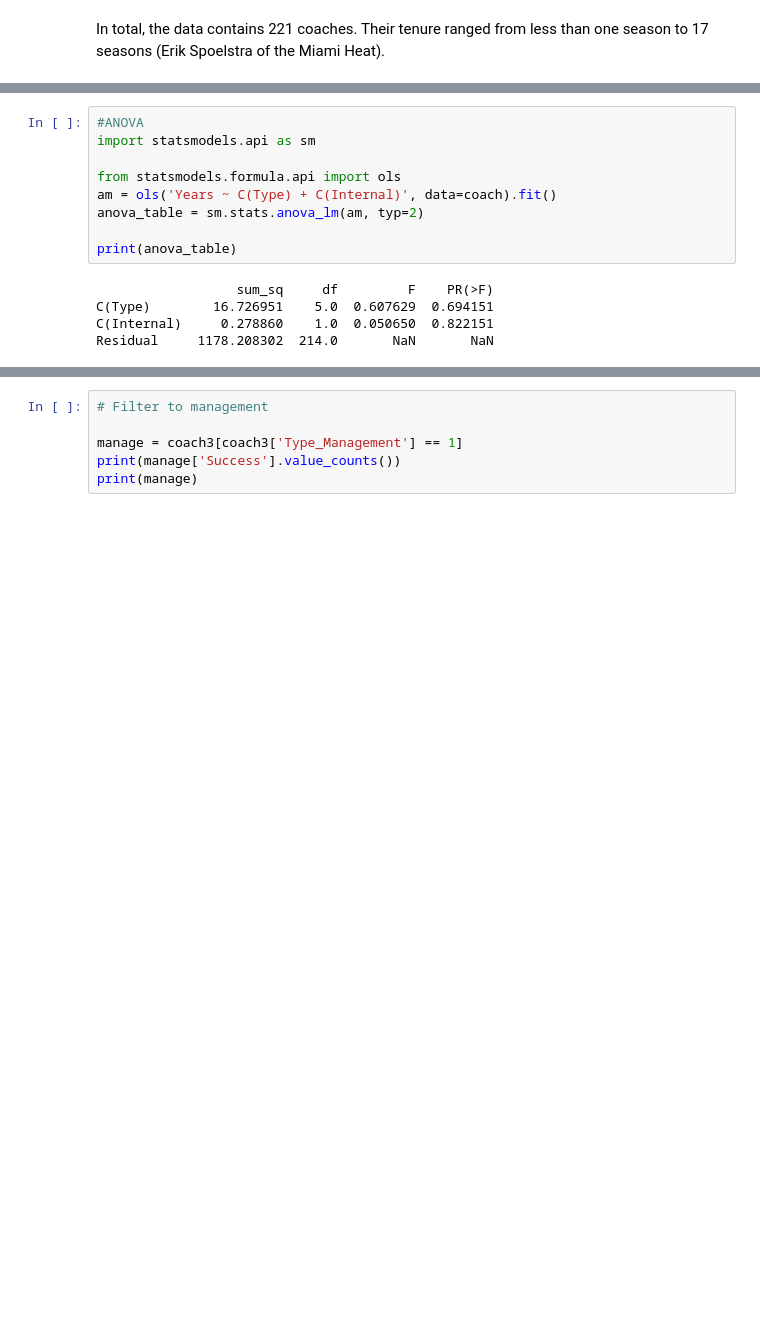
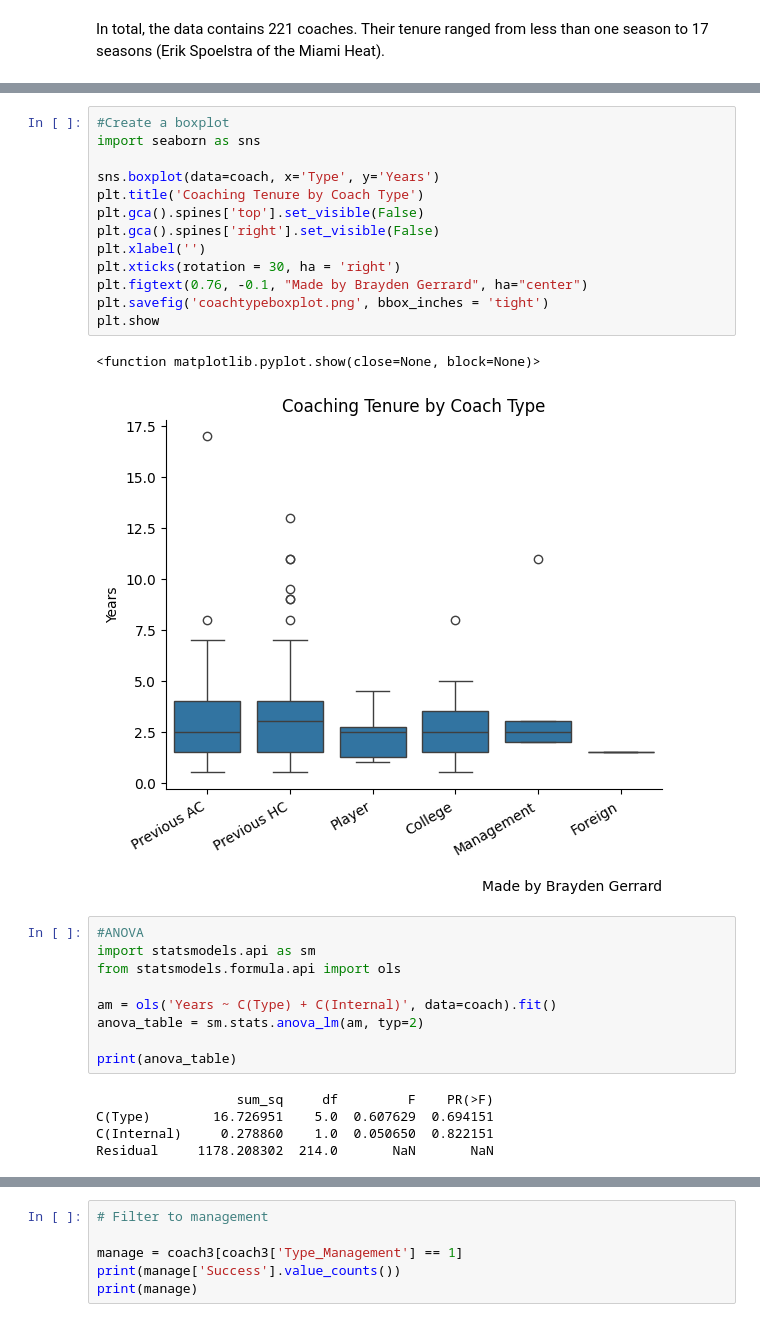
Before and after one commit to braydengerrard/NBACoaches, a Jupyter notebook: CoachingAnalysis.ipynb, the cells around one changed output, grey strips where cells are left out. Cells and saved outputs as stored; diff of their text form; blank space fills up the shorter version.

```diff
--- a/CoachingAnalysis.ipynb
+++ b/CoachingAnalysis.ipynb
@@ -143,9 +143,25 @@ plt.savefig('coachtypetenure.png', bbox_inches = 'tight')
 [figure]
+# %%
+#Create a boxplot
+import seaborn as sns
+
+sns.boxplot(data=coach, x='Type', y='Years')
+plt.title('Coaching Tenure by Coach Type')
+plt.gca().spines['top'].set_visible(False)
+plt.gca().spines['right'].set_visible(False)
+plt.xlabel('')
+plt.xticks(rotation = 30, ha = 'right')
+plt.figtext(0.76, -0.1, "Made by Brayden Gerrard", ha="center")
+plt.savefig('coachtypeboxplot.png', bbox_inches = 'tight')
+plt.show
+# %% [output]
+<function matplotlib.pyplot.show(close=None, block=None)>
+[figure, added]
 # %%
 #ANOVA
 import statsmodels.api as sm
+from statsmodels.formula.api import ols
 
-from statsmodels.formula.api import ols
 am = ols('Years ~ C(Type) + C(Internal)', data=coach).fit()
 anova_table = sm.stats.anova_lm(am, typ=2)
 
```
Also changed, not shown: parts of 8 cells of this notebook.
